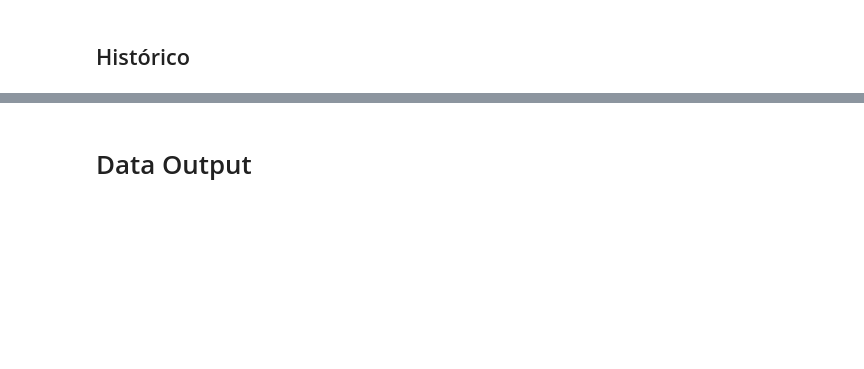
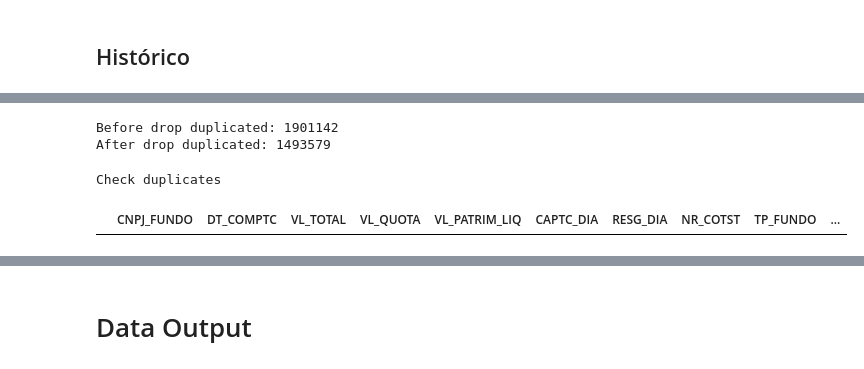
Before and after one commit to PedroDnT/Investments, a Jupyter notebook: notebooks/FundosInvestimento.ipynb, the cells around one changed output, grey strips where cells are left out. Saved outputs shown, nothing was run; the diff lists cells and outputs as text; code cells hidden in the pictures; blank space fills up the shorter version.

```diff
--- a/notebooks/FundosInvestimento.ipynb
+++ b/notebooks/FundosInvestimento.ipynb
@@ -73,3 +50,16 @@ df_fundos_nominacao_valido = df_fundos_nominacao[~df_fundos_nominacao['DENOM_SOC
+# %%
+print(f'Before drop duplicated: {df_fundos_nominacao_valido.shape[0]}')
+df_fundos_nominacao_valido.drop_duplicates(inplace=True)
+print(f'After drop duplicated: {df_fundos_nominacao_valido.shape[0]}')
+# %% [output]
+Before drop duplicated: 1901142
+After drop duplicated: 1493579
+# %%
+print('Check duplicates')
+df_fundos_nominacao_valido[df_fundos_nominacao_valido.duplicated()]
+# %% [output]
+Check duplicates
+|  | CNPJ_FUNDO | DT_COMPTC | VL_TOTAL | VL_QUOTA | VL_PATRIM_LIQ | CAPTC_DIA | RESG_DIA | NR_COTST | TP_FUNDO | ... |
 # %%
 # Histórico exemplo
 aux = df_fundos_nominacao_valido[df_fundos_nominacao_valido['CNPJ_FUNDO'] == '00.601.692/0001-23']
```
Also changed, not shown: parts of 9 cells of this notebook, 11 other files.
